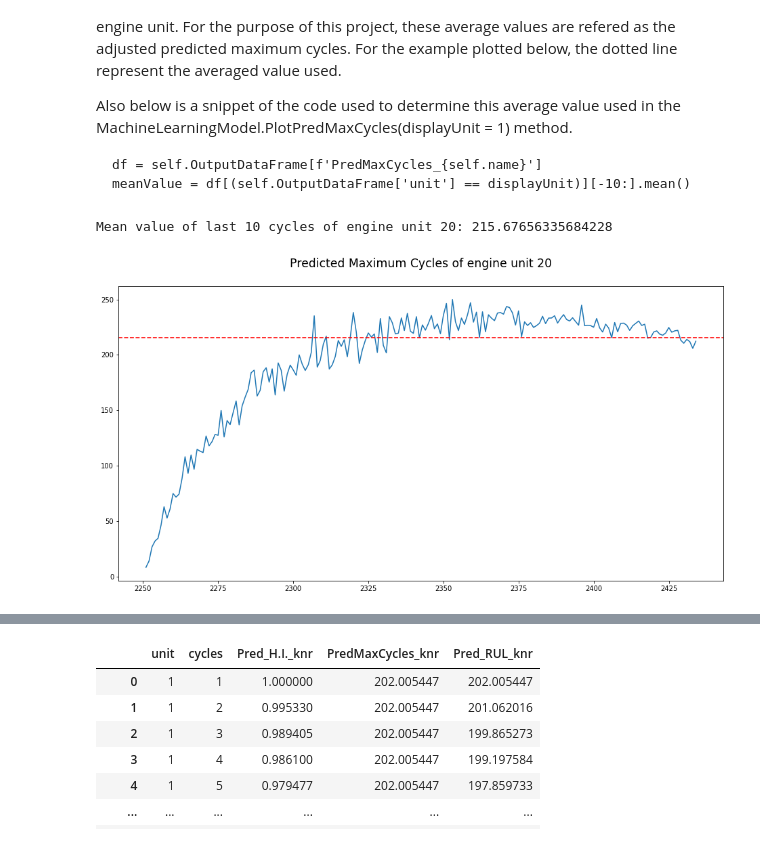
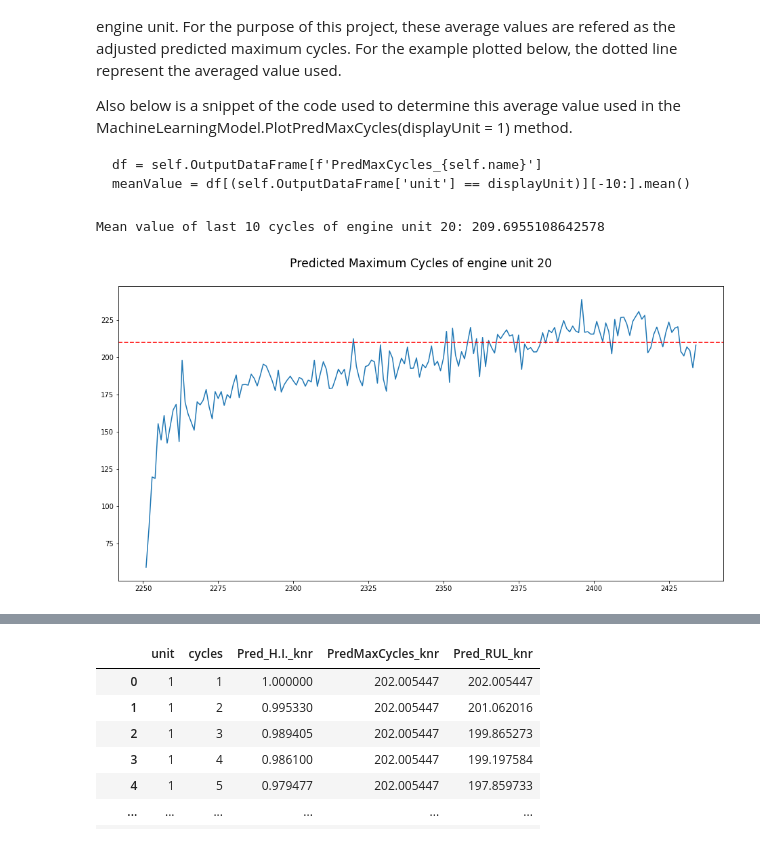
Before and after one commit to luqmanbuang/Aircraft-Engine-Lifetime-Prediction-with-Machine-Learning, a Jupyter notebook: Main_Phase_2.ipynb, the cells around one changed output, grey strips where cells are left out. Saved outputs shown, nothing was run; the diff lists cells and outputs as text; code cells hidden in the pictures.

````diff
--- a/Main_Phase_2.ipynb
+++ b/Main_Phase_2.ipynb
@@ -168,6 +173,5 @@ nn_model = keras.models.load_model('/content/gdrive/My Drive/Capstone/BestModel'
 # %%
 from sklearn.metrics import mean_squared_error, r2_score
-from math import sqrt
 
 class MachineLearningModel:
   def __init__(self,model,name,testDataFrame, X_test, OutputDataFrame = None):
@@ -253,6 +257,6 @@ class MachineLearningModel:
 
   def GetRMSE(self,actual,predicted):
     # Calculating the Root Mean Square Error of the actual and predicted values
-    RMSE = sqrt(mean_squared_error(actual, predicted))
+    RMSE = mean_squared_error(actual, predicted, squared=False)
     return RMSE
 # %% [markdown]
@@ -290,8 +294,8 @@ df = self.OutputDataFrame[f'PredMaxCycles_{self.name}']
 meanValue = df[(self.OutputDataFrame['unit'] == displayUnit)][-10:].mean()
 ```
 # %%
-LinearRegression.PlotPredMaxCycles(20)
-LinearRegression.CalcPredMaxCycles()
+NeuralNetwork.PlotPredMaxCycles(20)
+NeuralNetwork.CalcPredMaxCycles()
 # %% [output]
-Mean value of last 10 cycles of engine unit 20: 215.67656335684228
+Mean value of last 10 cycles of engine unit 20: 209.6955108642578
-[figure, old version]
+[figure, new version]
````
Also changed, not shown: parts of 30 cells of this notebook.
